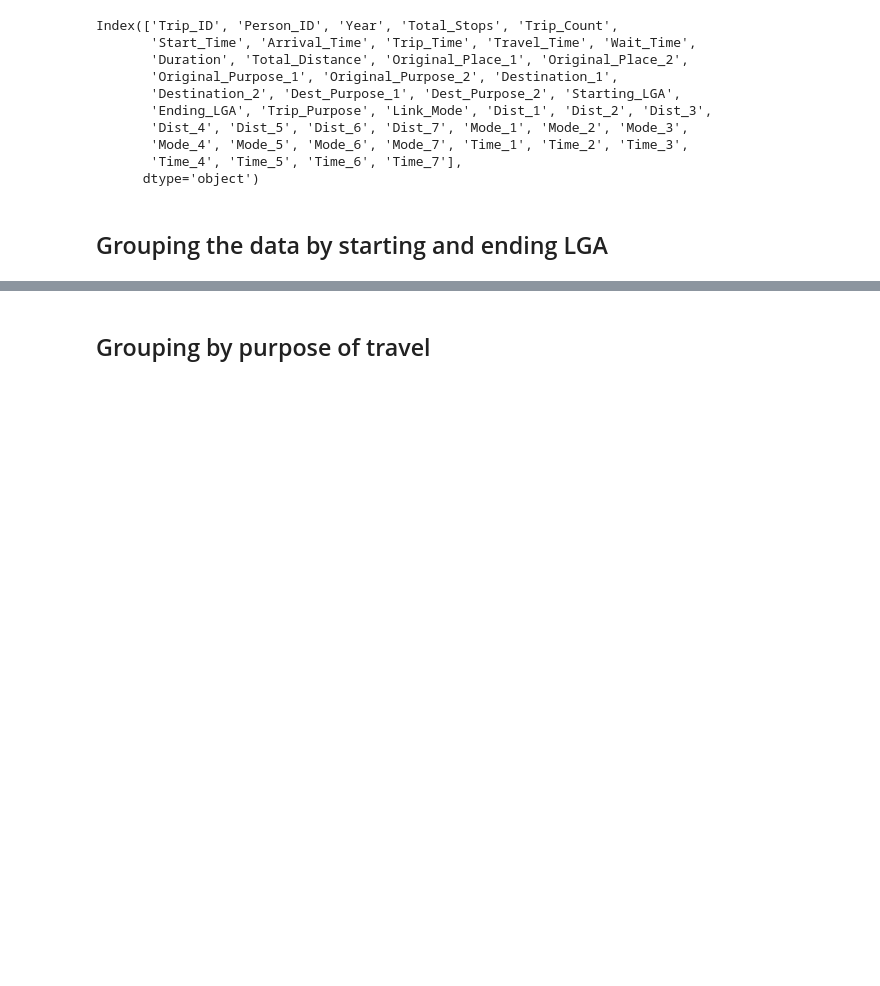
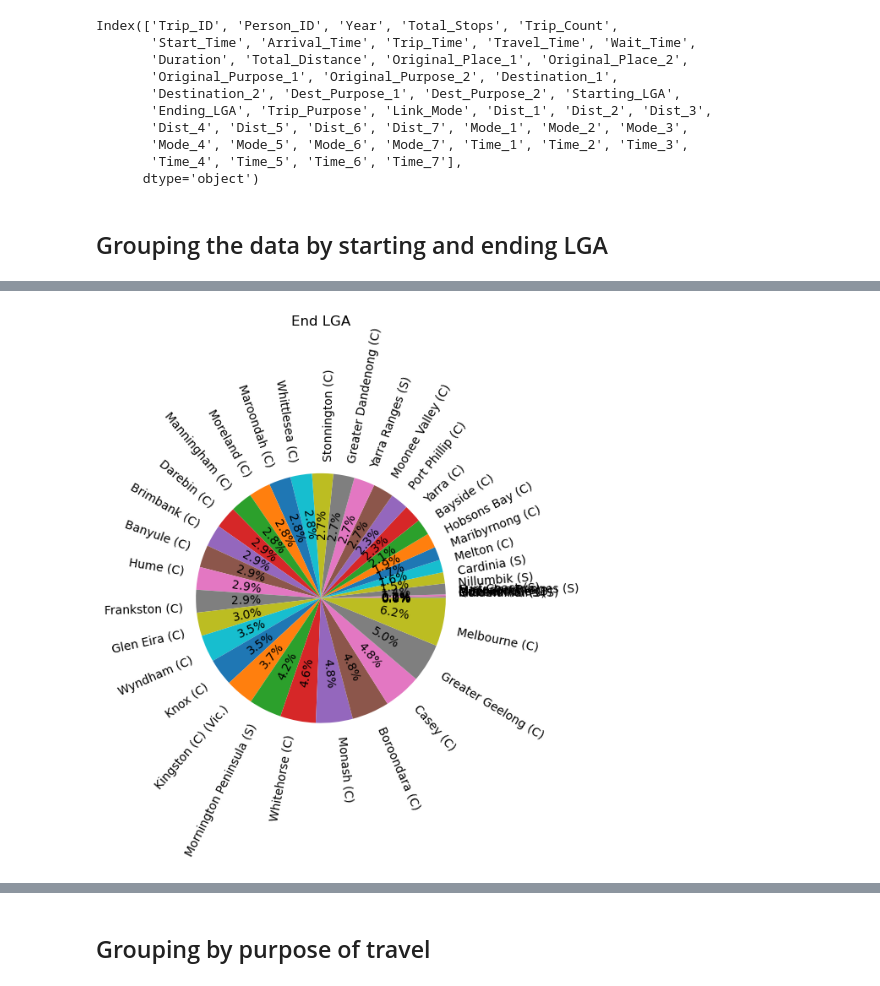
Before and after one commit to Abhidnya05/Project1Group1, a Jupyter notebook: VISTA Analyis.ipynb, the cells around one changed output, grey strips where cells are left out. Drawn from its saved outputs; the diff is of its cells as text; code cells hidden in the pictures; blank space fills up the shorter version.

```diff
--- a/VISTA Analyis.ipynb
+++ b/VISTA Analyis.ipynb
@@ -96,2 +140,16 @@ LGA_count.head()
+# %%
+labels = LGA_count['LGA'].unique()
+sizes2= LGA_count['Ending LGA count']
+
+fig, ax = plt.subplots()
+patches, labels, pct_texts = ax.pie(sizes2,labels=labels,rotatelabels=True,autopct='%1.1f%%')
+plt.title('End LGA',pad=100)
+
+for label, pct_text in zip(labels, pct_texts):
+    pct_text.set_rotation(label.get_rotation())
+
+plt.show()
+# %% [output]
+[figure, added]
 # %%
 LGA_count.plot(kind='bar',x = 'LGA',y=['Start Log Value','End Log Value'],ylabel='Log Counts of Travel')
```
Also changed, not shown: parts of 38 cells of this notebook, 1 other file.
